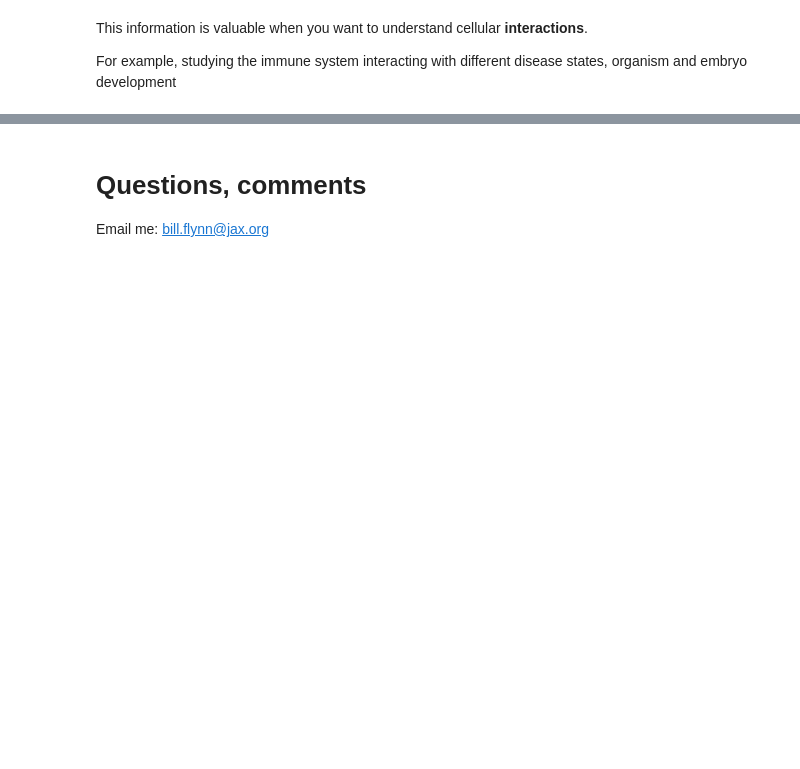
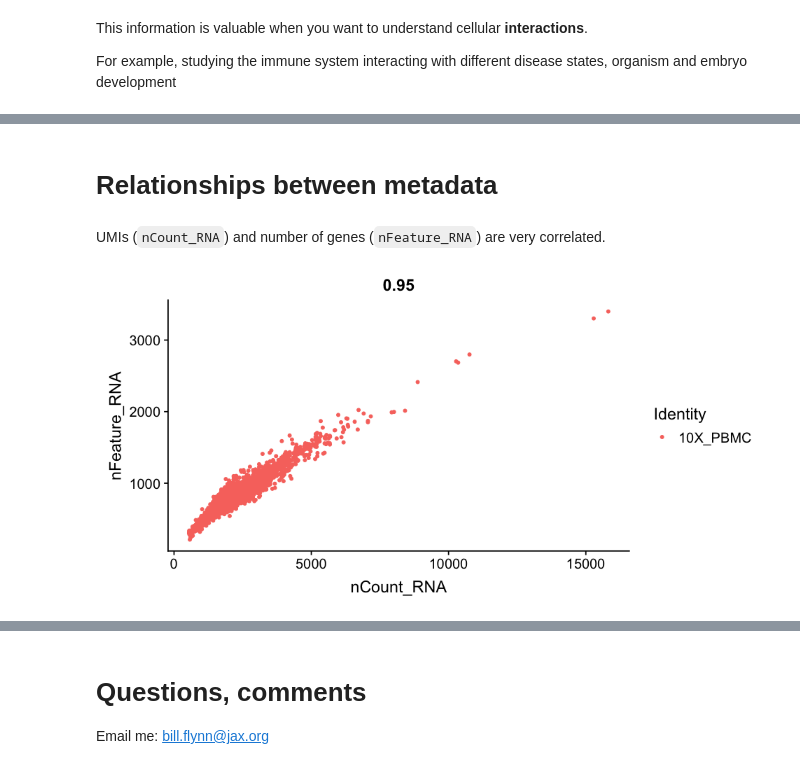
Before and after one commit to wflynny/JAX-Sleep-2023, a Jupyter notebook: index.ipynb, the cells around one changed output, grey strips where cells are left out. Saved outputs shown, nothing was run; the diff lists cells and outputs as text; code cells hidden in the pictures; blank space fills up the shorter version.

```diff
--- a/index.ipynb
+++ b/index.ipynb
@@ -749,0 +564,8 @@ For example, studying the immune system interacting with different disease state
+# %% [markdown]
+# Relationships between metadata
+# %% [markdown]
+UMIs (`nCount_RNA`) and number of genes (`nFeature_RNA`) are very correlated.
+# %%
+FeatureScatter(object = pbmc, feature1 = "nCount_RNA", feature2 = "nFeature_RNA")
+# %% [output]
+[figure, added]
```
Also changed, not shown: parts of 128 cells of this notebook, 1 other file.
